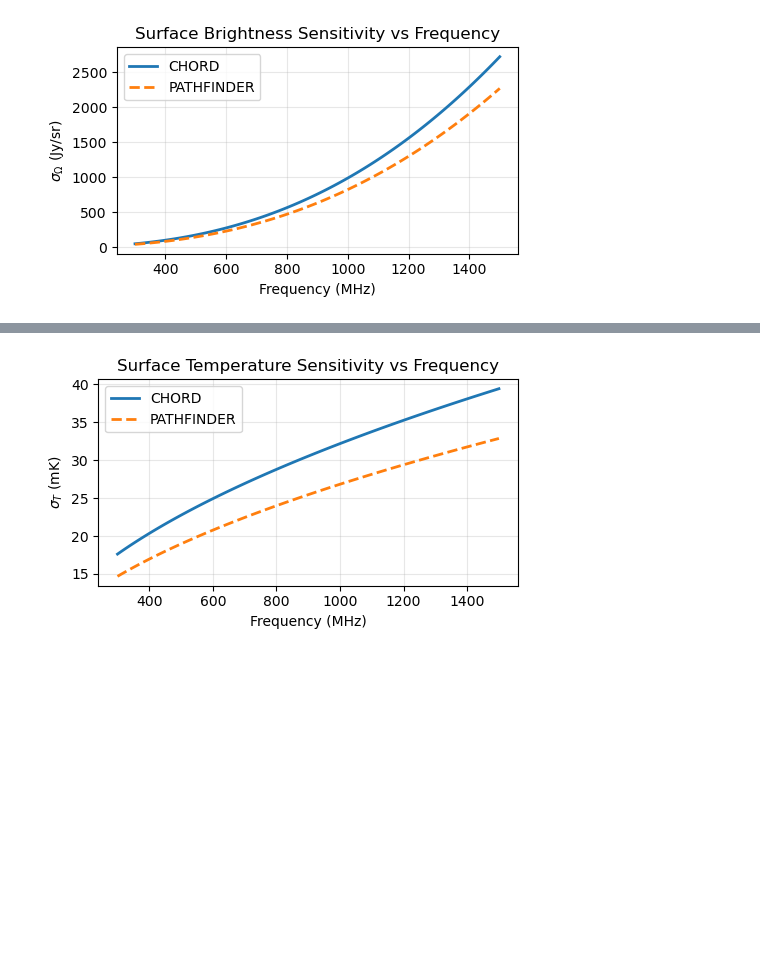
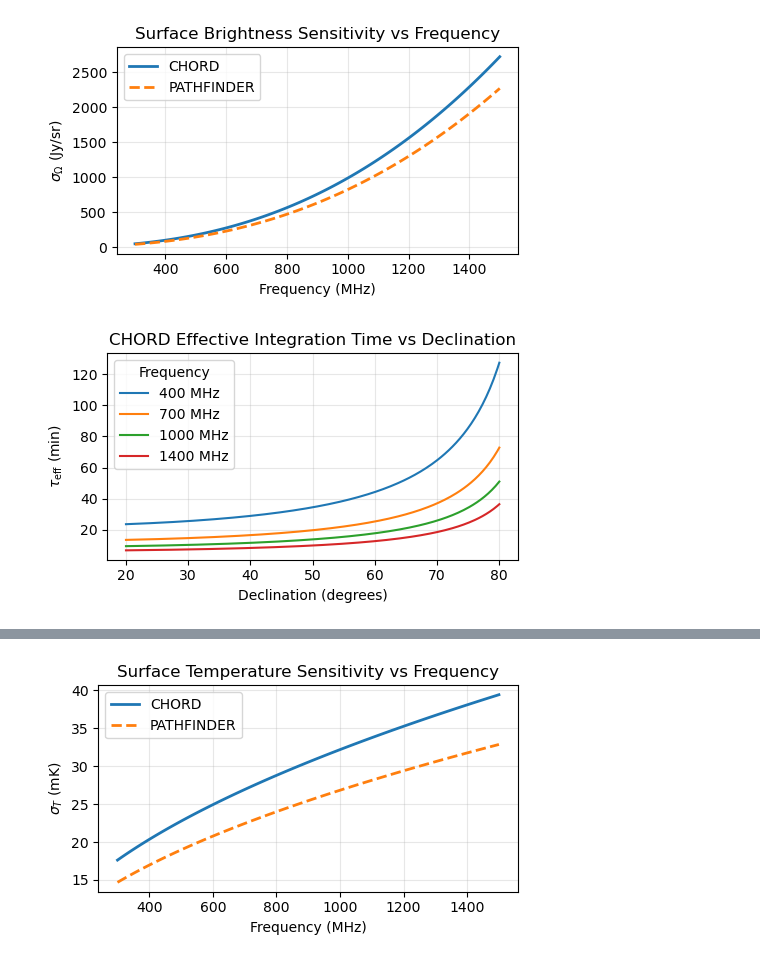
Before and after one commit to DuncanCSt/CHORD_Sensitivity, a Jupyter notebook: notebooks/sensitivity/noise_rms.ipynb, the cells around one changed output, grey strips where cells are left out. Saved outputs shown, nothing was run; the diff lists cells and outputs as text; code cells hidden in the pictures; blank space fills up the shorter version.

```diff
--- a/notebooks/sensitivity/noise_rms.ipynb
+++ b/notebooks/sensitivity/noise_rms.ipynb
@@ -177,3 +164,23 @@ plt.tight_layout()
 plt.savefig(output_dir / "chord_pathfinder_surface_brightness_sensitivity.png", dpi=300, bbox_inches="tight")
 # %% [output]
 [figure]
+# %%
+fig, ax = plt.subplots(figsize=(5, 3))
+
+# Declination sweep across the CHORD observable range.
+dec_range = np.linspace(chord.params['min_dec'], chord.params['max_dec'], 200)  # degrees
+
+for freq in [400, 700, 1000, 1400]:  # MHz
+    tau_eff = chord.tau_eff(phi_offset=0.0, freq=freq, dec_deg=dec_range) / 60  # minutes
+    ax.plot(dec_range, tau_eff, label=f"{freq} MHz")
+
+ax.set_xlabel("Declination (degrees)")
+ax.set_ylabel(r"$\tau_{\mathrm{eff}}$ (min)")
+ax.set_title("CHORD Effective Integration Time vs Declination")
+ax.grid(True, alpha=0.3)
+ax.legend(title="Frequency")
+plt.tight_layout()
+
+fig.savefig(output_dir / "chord_tau_eff_vs_declination.png", dpi=300, bbox_inches="tight")
+# %% [output]
+[figure, added]
```
Also changed, not shown: parts of 4 cells of this notebook, 15 other files.
